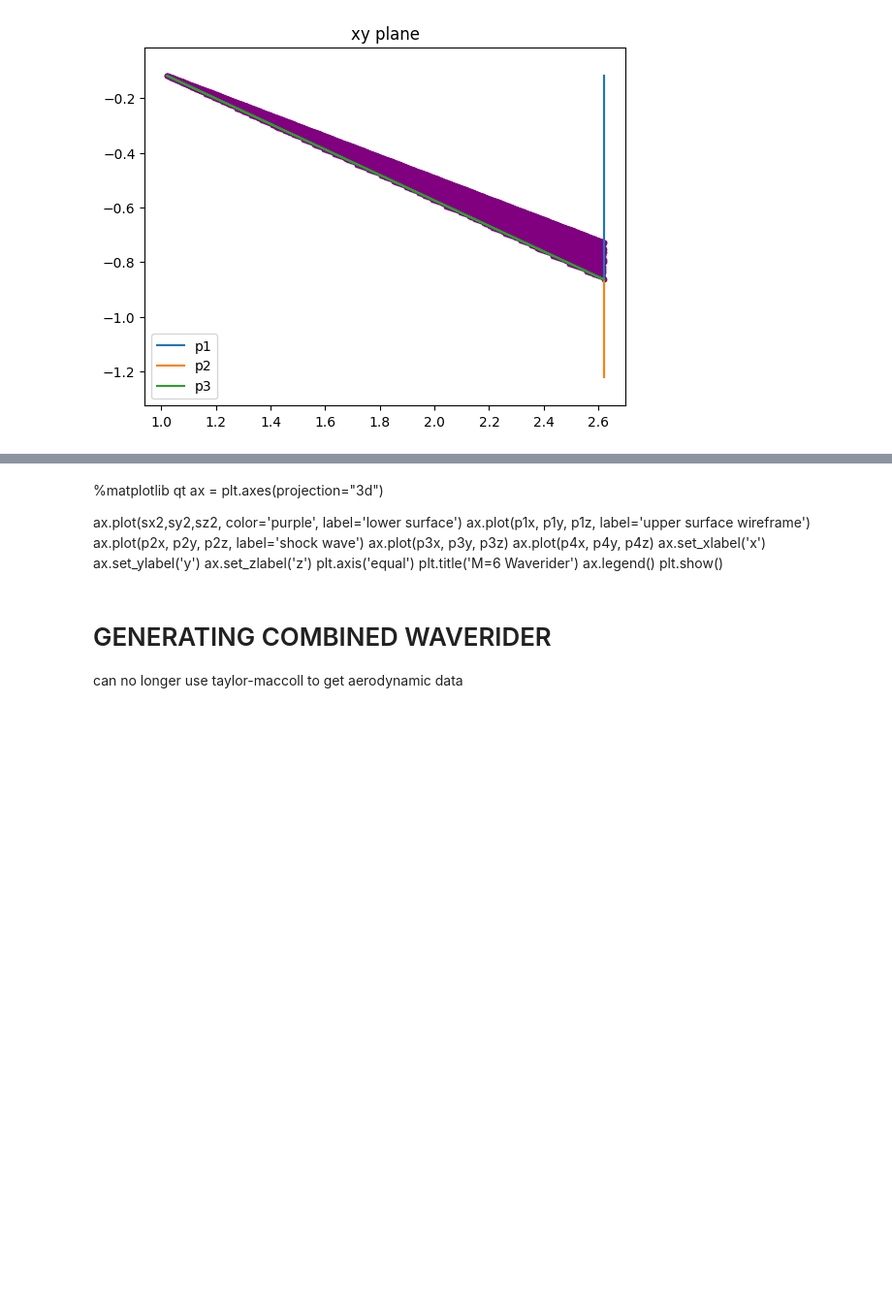
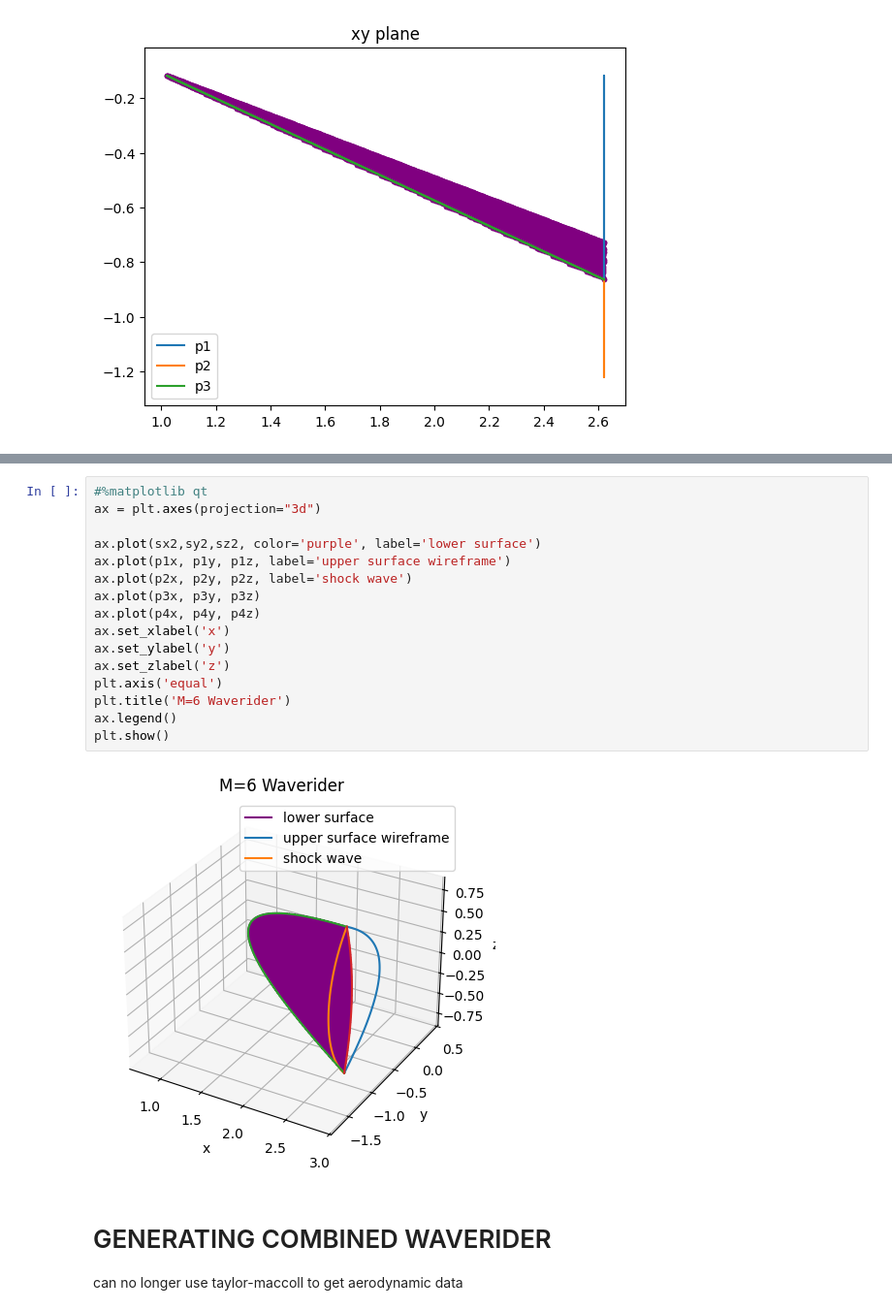
Before and after one commit to imbatman1101/MOWer, a Jupyter notebook: Waverider Generator V5.ipynb, the cells around one changed output, grey strips where cells are left out. Shown at 97% size. Drawn from its saved outputs; the diff is of its cells as text; blank space fills up the shorter version.

```diff
--- a/Waverider Generator V5.ipynb
+++ b/Waverider Generator V5.ipynb
@@ -740,20 +745,22 @@ plt.axis('equal')
 [figure]
-# %% [markdown]
-%matplotlib qt
-ax = plt.axes(projection="3d")
-
-ax.plot(sx2,sy2,sz2, color='purple', label='lower surface')
-ax.plot(p1x, p1y, p1z, label='upper surface wireframe')
-ax.plot(p2x, p2y, p2z, label='shock wave')
-ax.plot(p3x, p3y, p3z)
-ax.plot(p4x, p4y, p4z)
-ax.set_xlabel('x')
-ax.set_ylabel('y')
-ax.set_zlabel('z')
-plt.axis('equal')
-plt.title('M=6 Waverider')
-ax.legend()
-plt.show()
+# %%
+#%matplotlib qt
+ax = plt.axes(projection="3d")
+
+ax.plot(sx2,sy2,sz2, color='purple', label='lower surface')
+ax.plot(p1x, p1y, p1z, label='upper surface wireframe')
+ax.plot(p2x, p2y, p2z, label='shock wave')
+ax.plot(p3x, p3y, p3z)
+ax.plot(p4x, p4y, p4z)
+ax.set_xlabel('x')
+ax.set_ylabel('y')
+ax.set_zlabel('z')
+plt.axis('equal')
+plt.title('M=6 Waverider')
+ax.legend()
+plt.show()
+# %% [output]
+[figure, added]
 # %% [markdown]
 <h1>GENERATING COMBINED WAVERIDER</h1>
 can no longer use taylor-maccoll to get aerodynamic data
```
Also changed, not shown: parts of 9 cells of this notebook.
